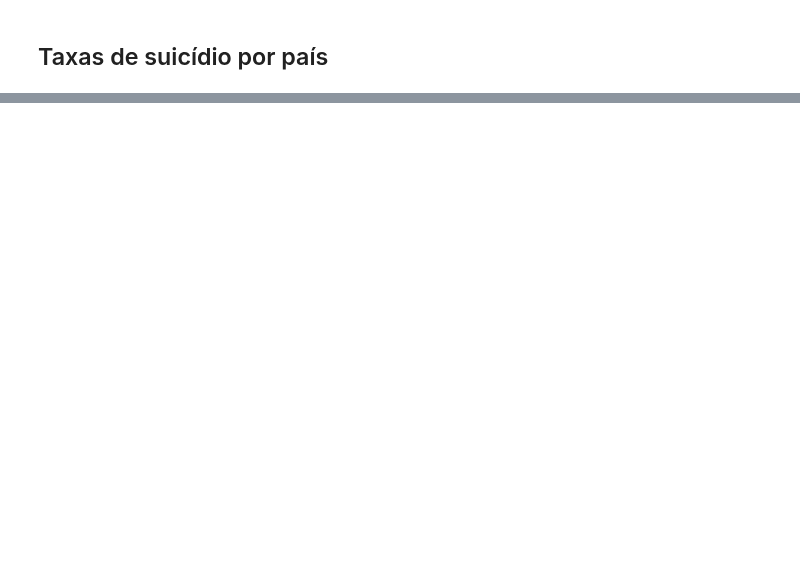
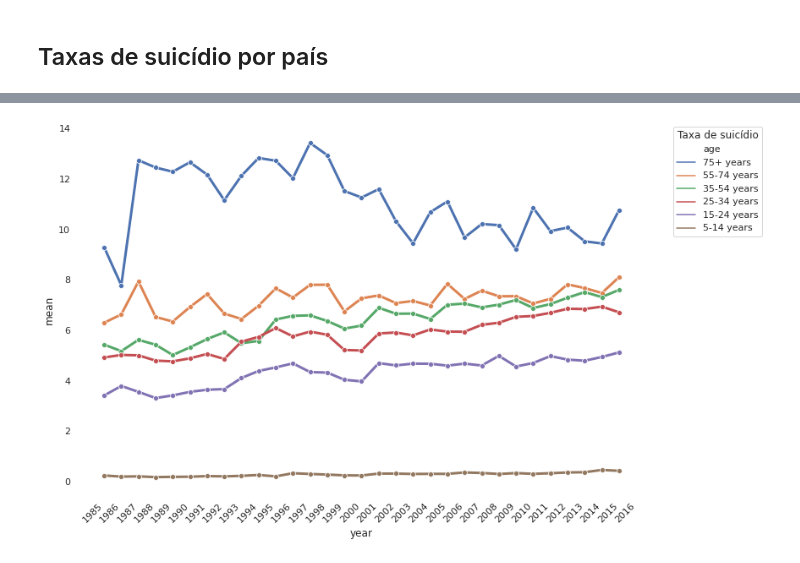
Before and after one commit to josepefg/kaggle, a Jupyter notebook: Taxa_Suicidio_Brasil.ipynb, the cells around one changed output, grey strips where cells are left out. Drawn from its saved outputs; the diff is of its cells as text; code cells hidden in the pictures; blank space fills up the shorter version.

```diff
--- a/Taxa_Suicidio_Brasil.ipynb
+++ b/Taxa_Suicidio_Brasil.ipynb
@@ -212,0 +204,20 @@ plt.show()
+# %%
+taxa_brasil_idade = dfb.groupby(['country', 'year', 'age']).agg({'suicides/100k pop': ['mean']}).sort_values(('suicides/100k pop', 'mean'), ascending=False).reset_index()
+taxa_brasil_idade.columns = taxa_brasil_idade.columns.droplevel(0)
+taxa_brasil_idade.columns = ['country', 'year', 'age', 'mean']
+# taxa_brasil_idade.sort_values(['year', 'age'])
+# %%
+# gráfico comparativo entre faixas de idade
+plt.figure(figsize=(12,8))
+
+ax = sns.lineplot(x='year', y='mean', hue='age', linewidth=3, data=taxa_brasil_idade, marker='o')
+ax.set(xticks=anos)
+ax.set_xticklabels(list(map(int, ax.get_xticks())), rotation=45, horizontalalignment='right')
+
+sns.despine(top=True, right=True, left=True, bottom=True)
+
+plt.legend(title='Taxa de suicídio', bbox_to_anchor=(1.05, 1), loc=2, borderaxespad=0.)
+
+plt.show()
+# %% [output]
+[figure, added]
```
Also changed, not shown: parts of 19 cells of this notebook.
